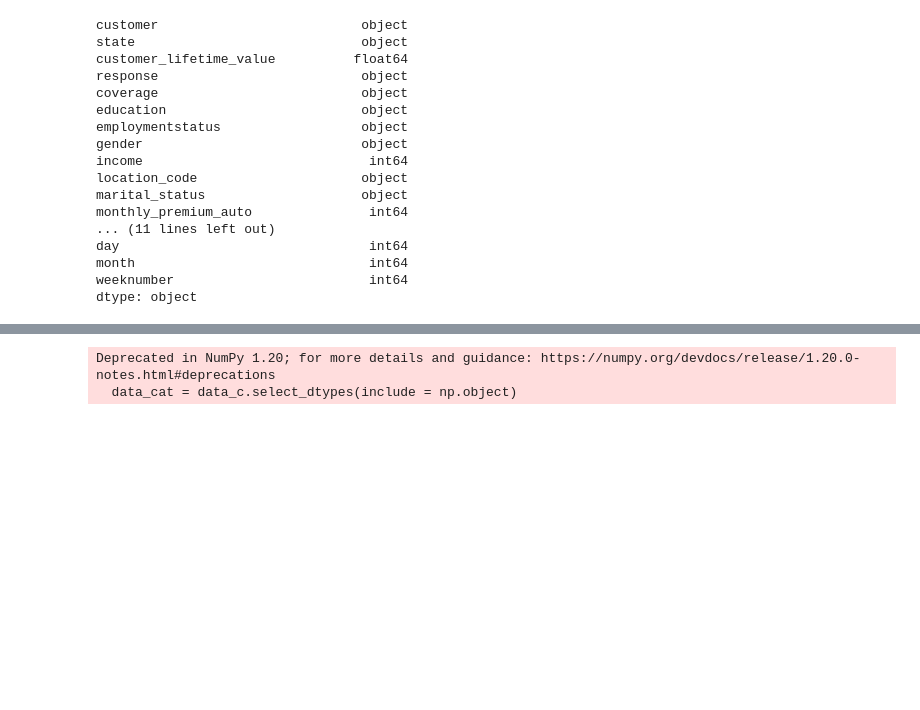
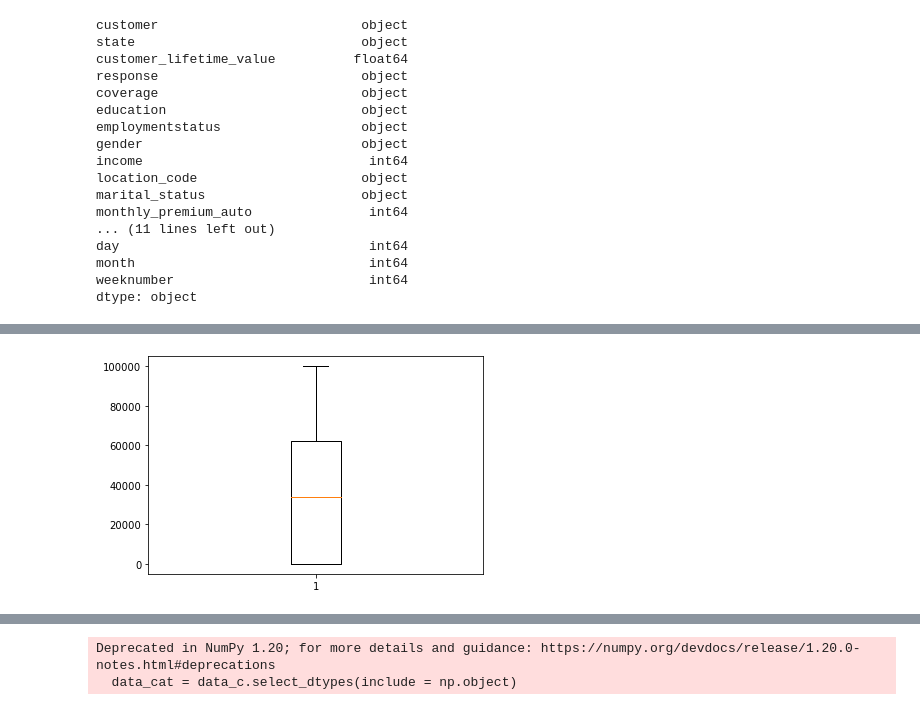
Before and after one commit to AnjaFechner/data-labs, a Jupyter notebook: Week_4/Day_3/Lab_Data_cleaning_and_wrangling.ipynb, the cells around one changed output, grey strips where cells are left out. Cells and saved outputs as stored; diff of their text form; code cells hidden in the pictures; blank space fills up the shorter version.

```diff
--- a/Week_4/Day_3/Lab_Data_cleaning_and_wrangling.ipynb
+++ b/Week_4/Day_3/Lab_Data_cleaning_and_wrangling.ipynb
@@ -220,0 +332,5 @@ dtype: object
+# %%
+plt.boxplot(data_num['income'])
+plt.show()
+# %% [output]
+[figure, added]
```
Also changed, not shown: parts of 96 cells of this notebook.
